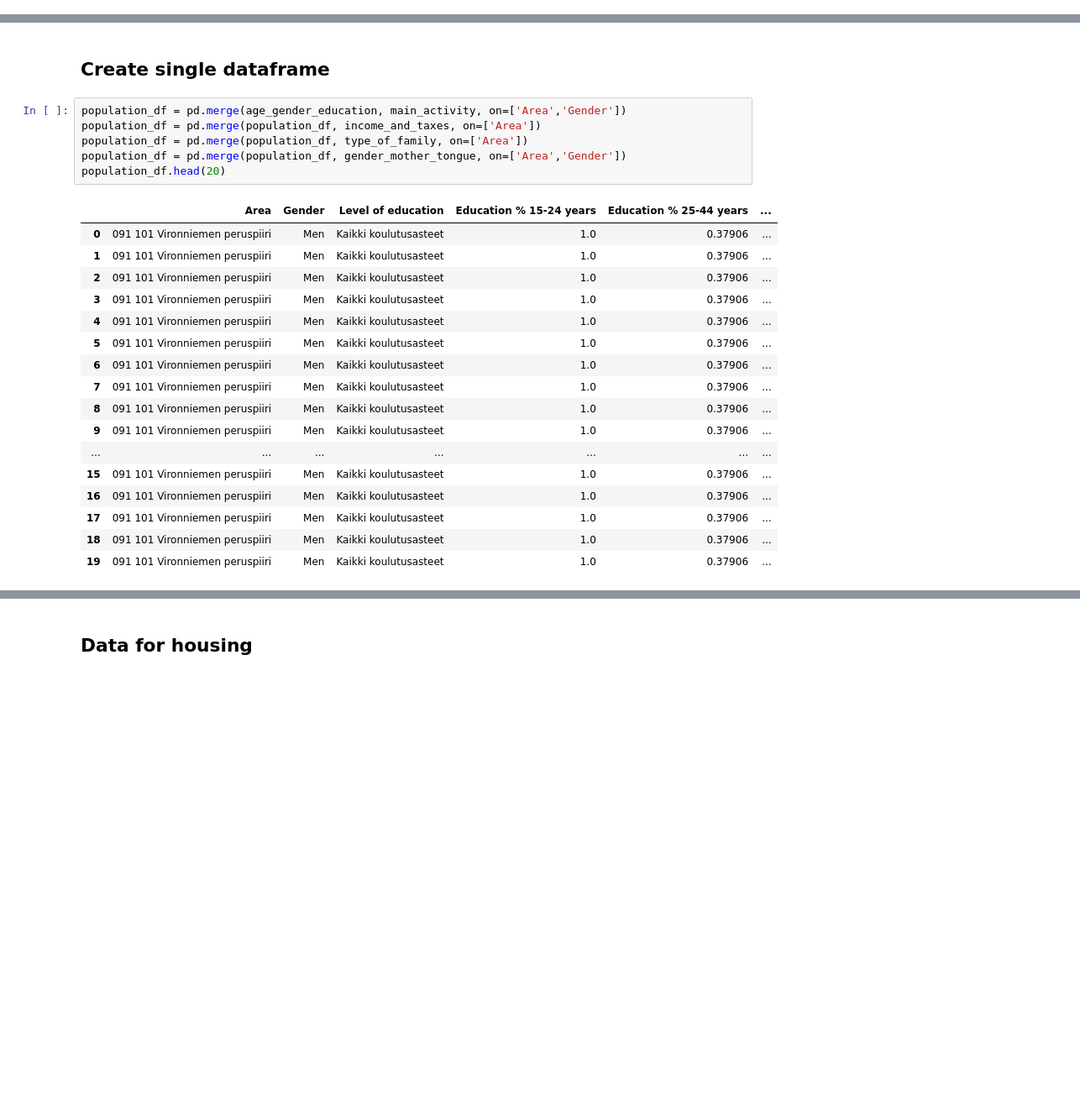
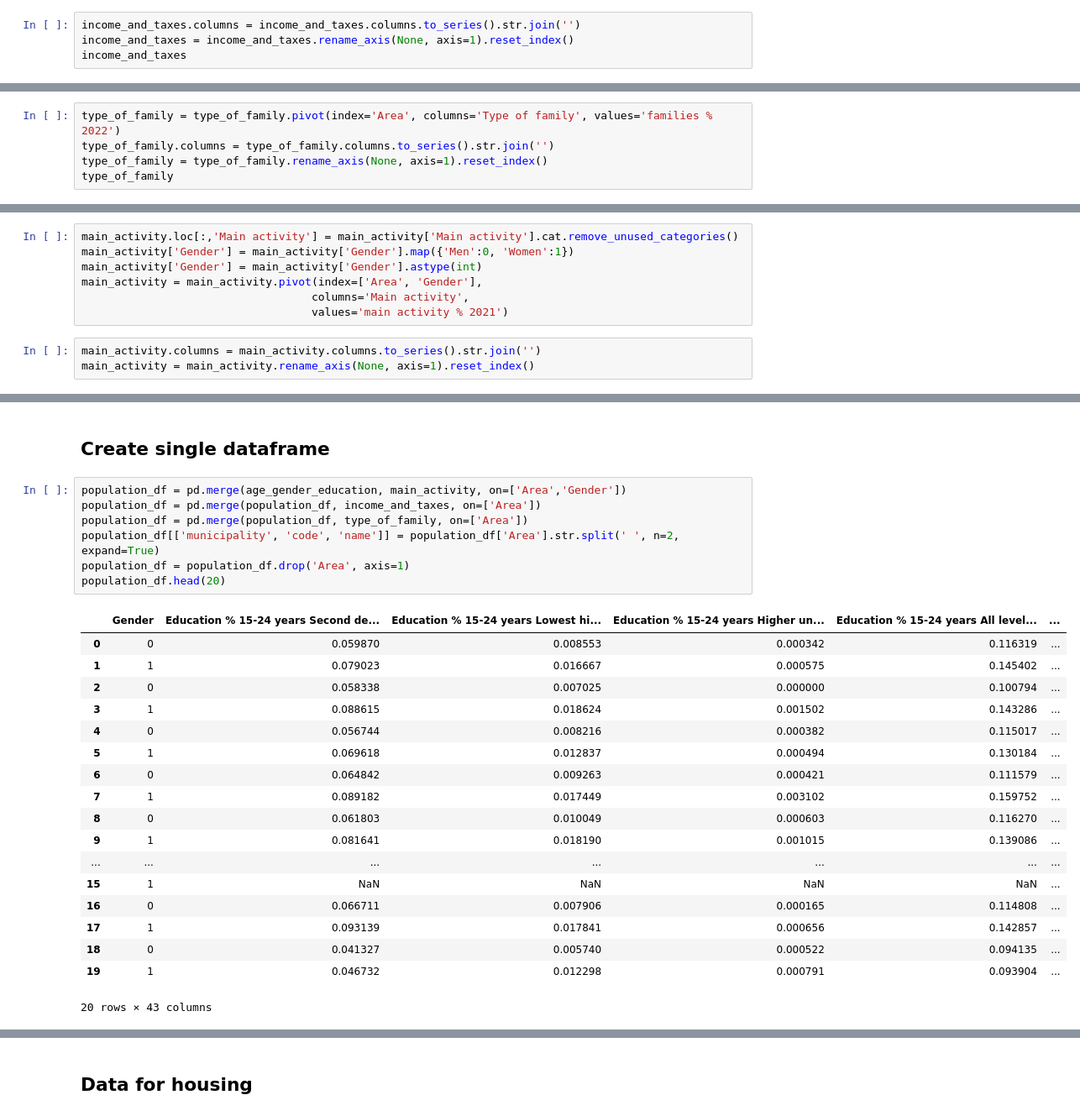
Before and after one commit to phuvio/Introduction-to-Data-Science, a Jupyter notebook: src/Introduction to Data Science - miniproject.ipynb, the cells around one changed output, grey strips where cells are left out. Shown at 84% size. Saved outputs shown, nothing was run; the diff lists cells and outputs as text; blank space fills up the shorter version.

```diff
--- a/src/Introduction to Data Science - miniproject.ipynb
+++ b/src/Introduction to Data Science - miniproject.ipynb
@@ -238,0 +320,4 @@ income_and_taxes = income_and_taxes[(income_and_taxes['Type of income'] == 'Stat
+# %%
+income_and_taxes.columns = income_and_taxes.columns.to_series().str.join('')
+income_and_taxes = income_and_taxes.rename_axis(None, axis=1).reset_index()
+income_and_taxes
@@ -367,0 +473,5 @@ plt.clf()
+# %%
+type_of_family = type_of_family.pivot(index='Area', columns='Type of family', values='families % 2022')
+type_of_family.columns = type_of_family.columns.to_series().str.join('')
+type_of_family = type_of_family.rename_axis(None, axis=1).reset_index()
+type_of_family
@@ -718,0 +852,10 @@ plt.clf()
+# %%
+main_activity.loc[:,'Main activity'] = main_activity['Main activity'].cat.remove_unused_categories()
+main_activity['Gender'] = main_activity['Gender'].map({'Men':0, 'Women':1})
+main_activity['Gender'] = main_activity['Gender'].astype(int)
+main_activity = main_activity.pivot(index=['Area', 'Gender'],
+                                   columns='Main activity',
+                                   values='main activity % 2021')
+# %%
+main_activity.columns = main_activity.columns.to_series().str.join('')
+main_activity = main_activity.rename_axis(None, axis=1).reset_index()
@@ -721,25 +880,27 @@ plt.clf()
 # %%
 population_df = pd.merge(age_gender_education, main_activity, on=['Area','Gender'])
 population_df = pd.merge(population_df, income_and_taxes, on=['Area'])
 population_df = pd.merge(population_df, type_of_family, on=['Area'])
-population_df = pd.merge(population_df, gender_mother_tongue, on=['Area','Gender'])
+population_df[['municipality', 'code', 'name']] = population_df['Area'].str.split(' ', n=2, expand=True)
+population_df = population_df.drop('Area', axis=1)
 population_df.head(20)
 # %% [output]
-|  | Area | Gender | Level of education | Education % 15-24 years | Education % 25-44 years | ... |
-| 0 | 091 101 Vironniemen peruspiiri | Men | Kaikki koulutusasteet | 1.0 | 0.37906 | ... |
-| 1 | 091 101 Vironniemen peruspiiri | Men | Kaikki koulutusasteet | 1.0 | 0.37906 | ... |
-| 2 | 091 101 Vironniemen peruspiiri | Men | Kaikki koulutusasteet | 1.0 | 0.37906 | ... |
-| 3 | 091 101 Vironniemen peruspiiri | Men | Kaikki koulutusasteet | 1.0 | 0.37906 | ... |
-| 4 | 091 101 Vironniemen peruspiiri | Men | Kaikki koulutusasteet | 1.0 | 0.37906 | ... |
-| 5 | 091 101 Vironniemen peruspiiri | Men | Kaikki koulutusasteet | 1.0 | 0.37906 | ... |
-| 6 | 091 101 Vironniemen peruspiiri | Men | Kaikki koulutusasteet | 1.0 | 0.37906 | ... |
-| 7 | 091 101 Vironniemen peruspiiri | Men | Kaikki koulutusasteet | 1.0 | 0.37906 | ... |
-| 8 | 091 101 Vironniemen peruspiiri | Men | Kaikki koulutusasteet | 1.0 | 0.37906 | ... |
-| 9 | 091 101 Vironniemen peruspiiri | Men | Kaikki koulutusasteet | 1.0 | 0.37906 | ... |
+|  | Gender | Education % 15-24 years Second de... | Education % 15-24 years Lowest hi... | Education % 15-24 years Higher un... | Education % 15-24 years All level... | ... |
+| 0 | 0 | 0.059870 | 0.008553 | 0.000342 | 0.116319 | ... |
+| 1 | 1 | 0.079023 | 0.016667 | 0.000575 | 0.145402 | ... |
+| 2 | 0 | 0.058338 | 0.007025 | 0.000000 | 0.100794 | ... |
+| 3 | 1 | 0.088615 | 0.018624 | 0.001502 | 0.143286 | ... |
+| 4 | 0 | 0.056744 | 0.008216 | 0.000382 | 0.115017 | ... |
+| 5 | 1 | 0.069618 | 0.012837 | 0.000494 | 0.130184 | ... |
+| 6 | 0 | 0.064842 | 0.009263 | 0.000421 | 0.111579 | ... |
+| 7 | 1 | 0.089182 | 0.017449 | 0.003102 | 0.159752 | ... |
+| 8 | 0 | 0.061803 | 0.010049 | 0.000603 | 0.116270 | ... |
+| 9 | 1 | 0.081641 | 0.018190 | 0.001015 | 0.139086 | ... |
 | ... | ... | ... | ... | ... | ... | ... |
-| 15 | 091 101 Vironniemen peruspiiri | Men | Kaikki koulutusasteet | 1.0 | 0.37906 | ... |
-| 16 | 091 101 Vironniemen peruspiiri | Men | Kaikki koulutusasteet | 1.0 | 0.37906 | ... |
-| 17 | 091 101 Vironniemen peruspiiri | Men | Kaikki koulutusasteet | 1.0 | 0.37906 | ... |
-| 18 | 091 101 Vironniemen peruspiiri | Men | Kaikki koulutusasteet | 1.0 | 0.37906 | ... |
-| 19 | 091 101 Vironniemen peruspiiri | Men | Kaikki koulutusasteet | 1.0 | 0.37906 | ... |
+| 15 | 1 | NaN | NaN | NaN | NaN | ... |
+| 16 | 0 | 0.066711 | 0.007906 | 0.000165 | 0.114808 | ... |
+| 17 | 1 | 0.093139 | 0.017841 | 0.000656 | 0.142857 | ... |
+| 18 | 0 | 0.041327 | 0.005740 | 0.000522 | 0.094135 | ... |
+| 19 | 1 | 0.046732 | 0.012298 | 0.000791 | 0.093904 | ... |
+20 rows × 43 columns
 # %%
```
Also changed, not shown: parts of 33 cells of this notebook, 1 other file.
